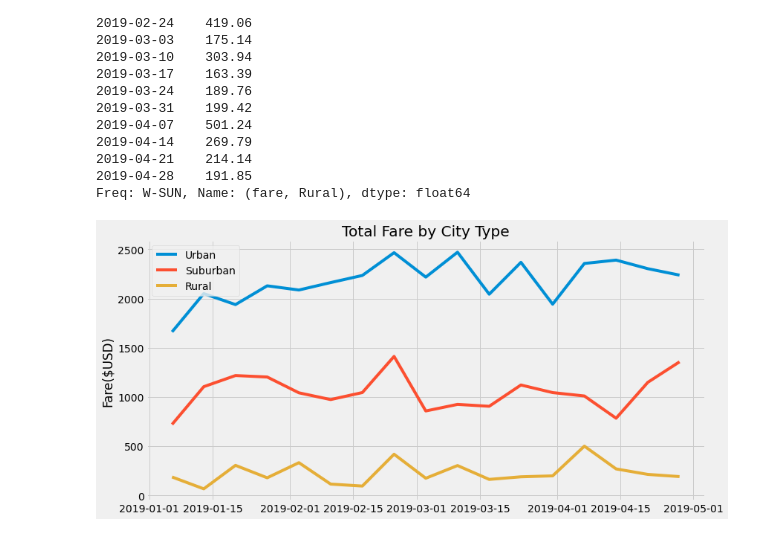
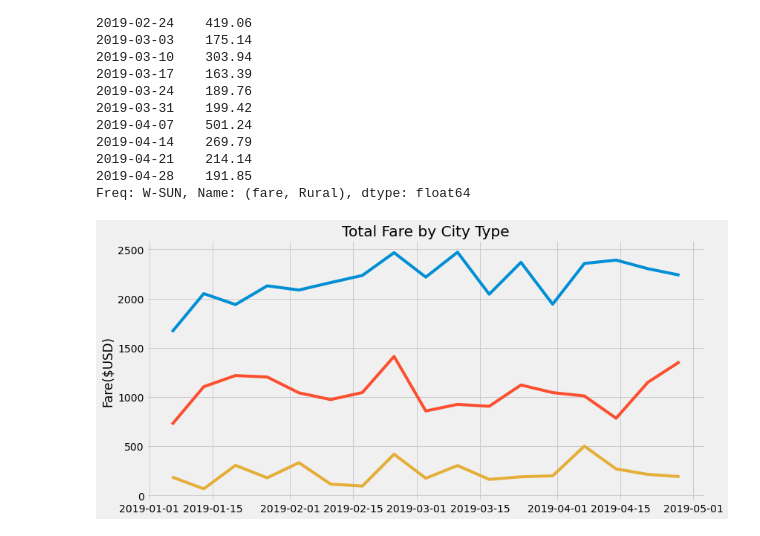
Before and after one commit to JoePedroza/PyBer_Analysis, a Jupyter notebook: PyBer_Challenge.ipynb, the cells around one changed output. Saved outputs shown, nothing was run; the diff lists cells and outputs as text; code cells hidden in the pictures.

```diff
--- a/PyBer_Challenge.ipynb
+++ b/PyBer_Challenge.ipynb
@@ -282,26 +282,26 @@ Freq: W-SUN, Name: (fare, Rural), dtype: float64
 # %%
 # 16. Using the object-oriented interface method, plot the resample DataFrame using the df.plot() function.
 
 # Import the style from Matplotlib.
 from matplotlib import style
 
 style.use('fivethirtyeight')
 x_labels = ["Jan","Feb","Mar","Apr"]
 rural_fares = total_fare_resampled["fare","Rural"]
 urban_fares = total_fare_resampled["fare","Urban"]
 suburban_fares = total_fare_resampled["fare","Suburban"]
 total_fare_resampled
 fig, ax = plt.subplots(figsize=(12,6))
 ax.plot(urban_fares, label="Urban")
 ax.plot(suburban_fares,label="Suburban")
 ax.plot(rural_fares, label="Rural")
 
 ax.set_title('Total Fare by City Type')
 ax.set_ylabel('Fare($USD)')
 ax.set_yticks(np.arange(0, 3000, step=500))
 # Ensure a major tick for each week using (interval=1)
 
-ax.legend()
+plt.savefig("analysis/PyBer_fare_summary.png")
 plt.show()
 # %% [output]
-[figure, old version]
+[figure, new version]
```
Also changed, not shown: 1 other file.
